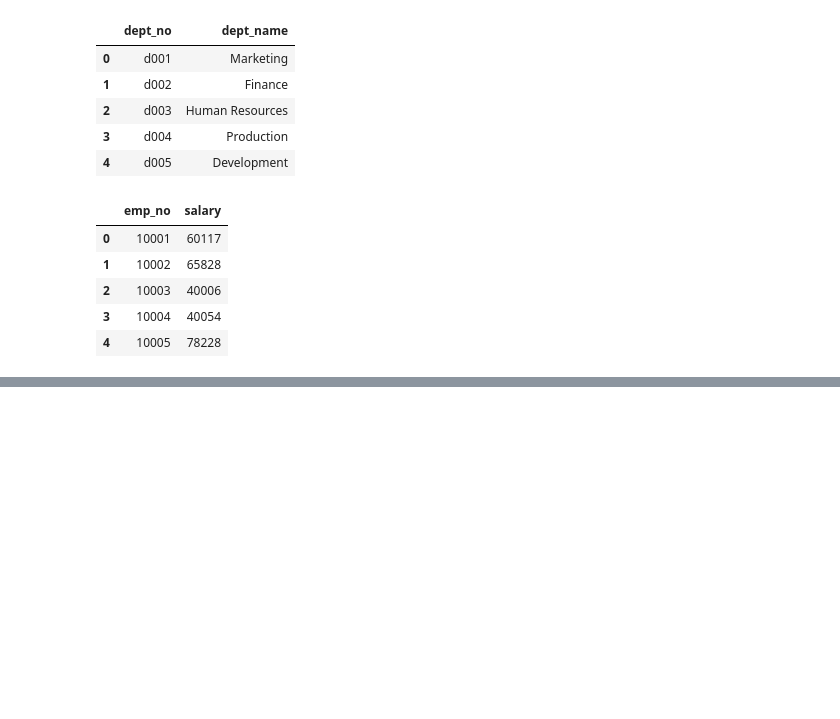
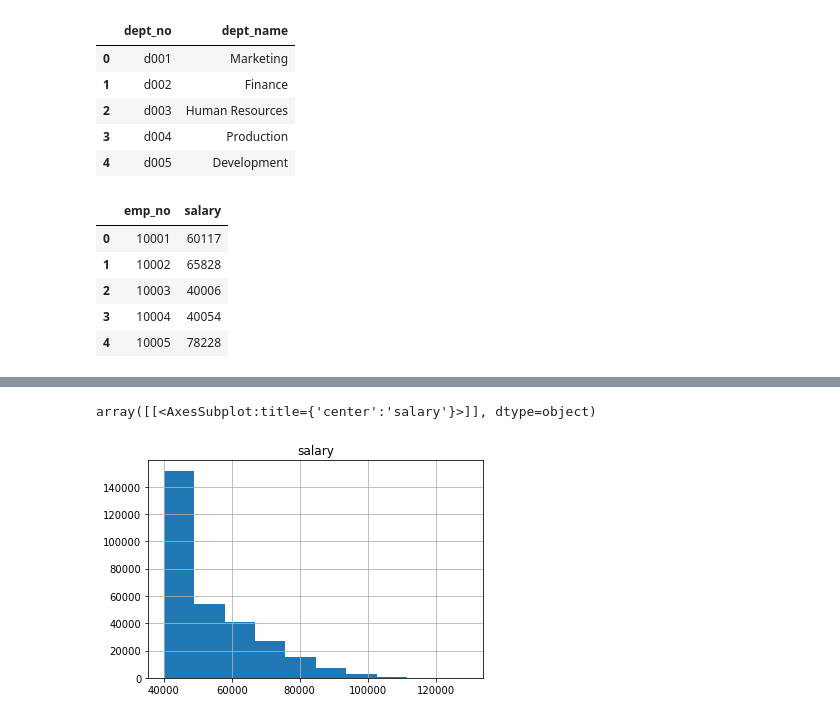
Before and after one commit to ParasAlex/sql-challenge, a Jupyter notebook: employee_db.ipynb, the cells around one changed output, grey strips where cells are left out. Cells and saved outputs as stored; diff of their text form; code cells hidden in the pictures; blank space fills up the shorter version.

```diff
--- a/employee_db.ipynb
+++ b/employee_db.ipynb
@@ -49,0 +61,4 @@ salaries.head()
+# %%
+#import the title table
+titles = pd.read_sql('select * from titles', connection)
+titles.head()
@@ -49,0 +83,3 @@ salaries.head()
+# %%
+employee_salaries = employees.merge(salaries, on="emp_no")
+employee_salaries.head()
@@ -49,0 +93,3 @@ salaries.head()
+# %%
+employee_titles_salaries_df = employee_salaries.merge(titles, on="emp_title")
+employee_titles_salaries_df.head()
@@ -49,0 +103,3 @@ salaries.head()
+# %%
+employee_titles_salaries_df = employee_titles_salaries_df[['emp_no', 'title','salary']]
+employee_titles_salaries_df.head()
@@ -49,0 +126,5 @@ salaries.head()
+# %%
+employee_titles_salaries_df.hist(column='salary')
+# %% [output]
+array([[<AxesSubplot:title={'center':'salary'}>]], dtype=object)
+[figure, added]
```
Also changed, not shown: parts of 8 cells of this notebook.
